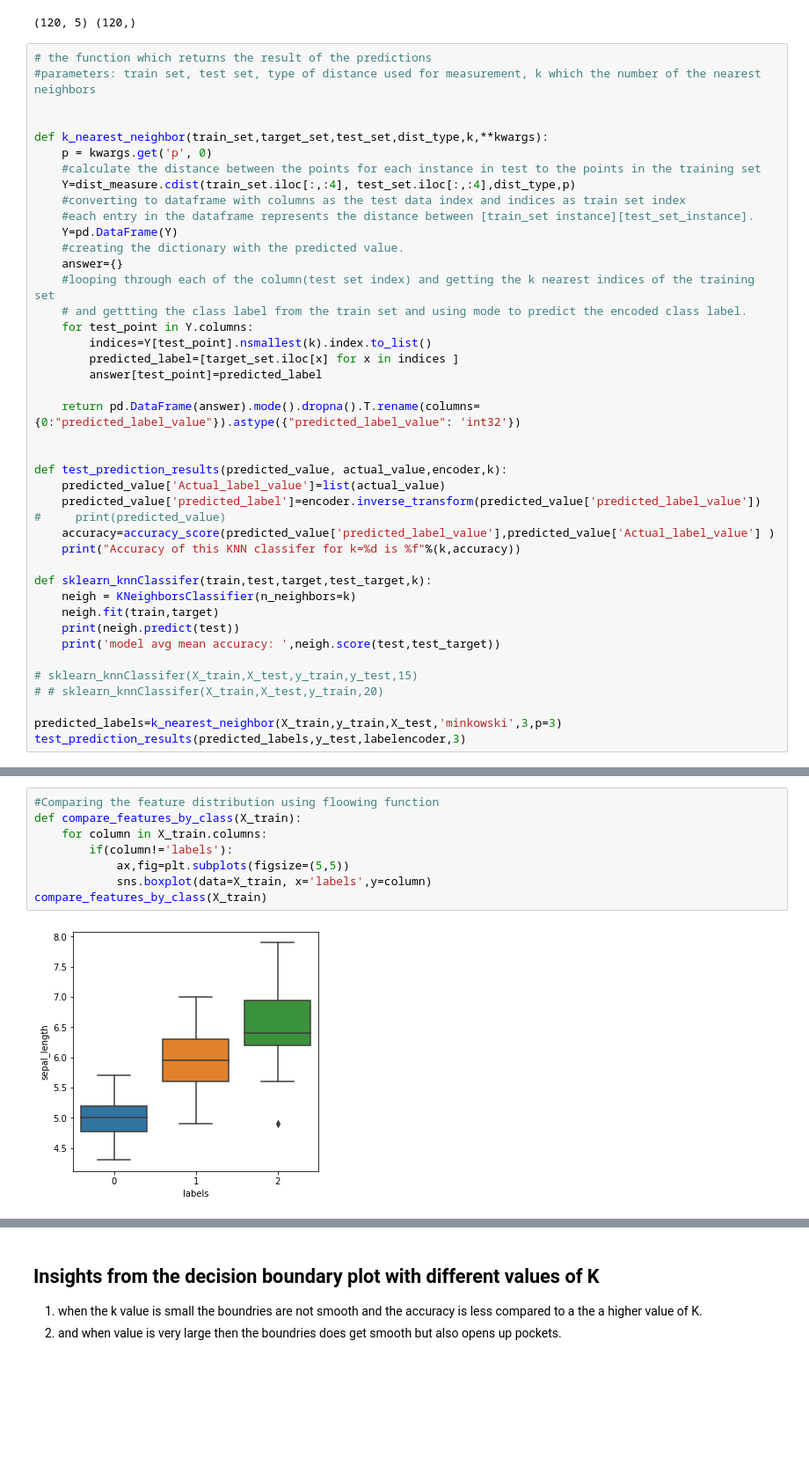
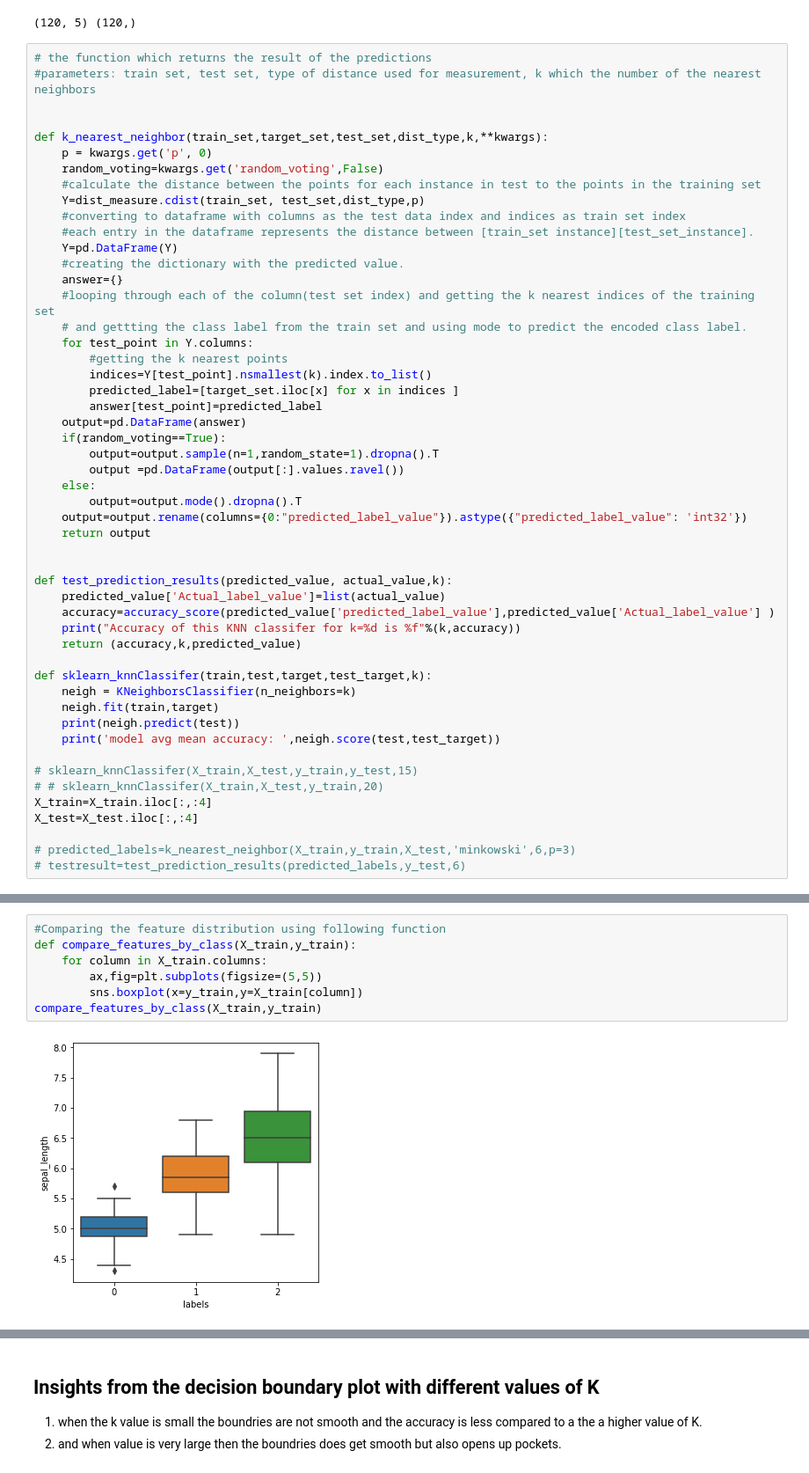
Before and after one commit to patelrajb6/KNN_classifer_implemented, a Jupyter notebook: rpate375-KNN.ipynb, the cells around one changed output, grey strips where cells are left out. Shown at 88% size. Cells and saved outputs as stored; diff of their text form; blank space fills up the shorter version.

```diff
--- a/rpate375-KNN.ipynb
+++ b/rpate375-KNN.ipynb
@@ -45,8 +46,9 @@ print (X_train.shape, y_train.shape)
 
 def k_nearest_neighbor(train_set,target_set,test_set,dist_type,k,**kwargs):
     p = kwargs.get('p', 0)
+    random_voting=kwargs.get('random_voting',False)
     #calculate the distance between the points for each instance in test to the points in the training set
-    Y=dist_measure.cdist(train_set.iloc[:,:4], test_set.iloc[:,:4],dist_type,p)
+    Y=dist_measure.cdist(train_set, test_set,dist_type,p)
     #converting to dataframe with columns as the test data index and indices as train set index
     #each entry in the dataframe represents the distance between [train_set instance][test_set_instance].
     Y=pd.DataFrame(Y)
@@ -55,19 +57,25 @@ def k_nearest_neighbor(train_set,target_set,test_set,dist_type,k,**kwargs):
     #looping through each of the column(test set index) and getting the k nearest indices of the training set
     # and gettting the class label from the train set and using mode to predict the encoded class label.
     for test_point in Y.columns:
+        #getting the k nearest points
         indices=Y[test_point].nsmallest(k).index.to_list()
         predicted_label=[target_set.iloc[x] for x in indices ]
         answer[test_point]=predicted_label
-
-    return pd.DataFrame(answer).mode().dropna().T.rename(columns={0:"predicted_label_value"}).astype({"predicted_label_value": 'int32'})
+    output=pd.DataFrame(answer)
+    if(random_voting==True):
+        output=output.sample(n=1,random_state=1).dropna().T
+        output =pd.DataFrame(output[:].values.ravel())
+    else:
+        output=output.mode().dropna().T
+    output=output.rename(columns={0:"predicted_label_value"}).astype({"predicted_label_value": 'int32'})
+    return output
 
 
-def test_prediction_results(predicted_value, actual_value,encoder,k):
+def test_prediction_results(predicted_value, actual_value,k):
     predicted_value['Actual_label_value']=list(actual_value)
-    predicted_value['predicted_label']=encoder.inverse_transform(predicted_value['predicted_label_value'])
-#     print(predicted_value)
     accuracy=accuracy_score(predicted_value['predicted_label_value'],predicted_value['Actual_label_value'] )
     print("Accuracy of this KNN classifer for k=%d is %f"%(k,accuracy))
+    return (accuracy,k,predicted_value)
 
 def sklearn_knnClassifer(train,test,target,test_target,k):
     neigh = KNeighborsClassifier(n_neighbors=k)
@@ -77,6 +85,8 @@ def sklearn_knnClassifer(train,test,target,test_target,k):
 
 # sklearn_knnClassifer(X_train,X_test,y_train,y_test,15)
 # # sklearn_knnClassifer(X_train,X_test,y_train,20)
+X_train=X_train.iloc[:,:4]
+X_test=X_test.iloc[:,:4]
 
-predicted_labels=k_nearest_neighbor(X_train,y_train,X_test,'minkowski',3,p=3)
-test_prediction_results(predicted_labels,y_test,labelencoder,3)
+# predicted_labels=k_nearest_neighbor(X_train,y_train,X_test,'minkowski',6,p=3)
+# testresult=test_prediction_results(predicted_labels,y_test,6)
@@ -85,10 +93,9 @@ Accuracy of this KNN classifer for k=3 is 0.933333
 # %%
-#Comparing the feature distribution using floowing function
-def compare_features_by_class(X_train):
+#Comparing the feature distribution using following function
+def compare_features_by_class(X_train,y_train):
     for column in X_train.columns:
-        if(column!='labels'):
-            ax,fig=plt.subplots(figsize=(5,5))
-            sns.boxplot(data=X_train, x='labels',y=column)
-compare_features_by_class(X_train)
+        ax,fig=plt.subplots(figsize=(5,5))
+        sns.boxplot(x=y_train,y=X_train[column])
+compare_features_by_class(X_train,y_train)
 # %% [output]
-[figure, old version]
+[figure, new version]
```
Also changed, not shown: parts of 22 cells of this notebook.
